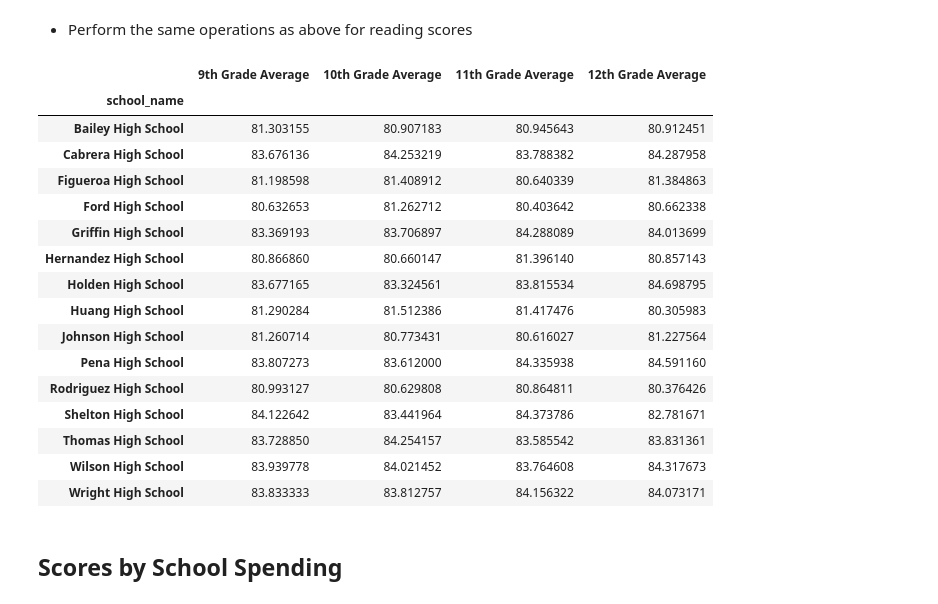
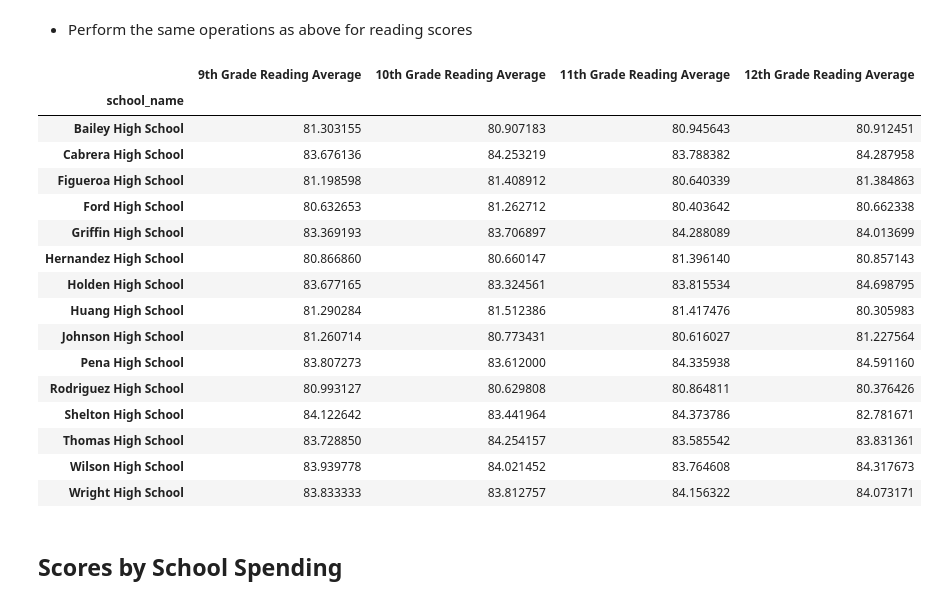
Before and after one commit to travisb98/Schools_Performance_Analysis, a Jupyter notebook: Final/Schools_Performance_Analysis.ipynb, the cells around one changed output. Cells and saved outputs as stored; diff of their text form; code cells hidden in the pictures.

```diff
--- a/Final/Schools_Performance_Analysis.ipynb
+++ b/Final/Schools_Performance_Analysis.ipynb
@@ -384,26 +385,26 @@ math_summary_df
 # %%
 
 #creates a gbo for each df calculating the mean
 grade_9th_read_scores = grade_9th.groupby(['school_name'])['reading_score'].mean()
 grade_10th_read_scores = grade_10th.groupby(['school_name'])['reading_score'].mean()
 grade_11th_read_scores = grade_11th.groupby(['school_name'])['reading_score'].mean()
 grade_12th_read_scores = grade_12th.groupby(['school_name'])['reading_score'].mean()
 
 
 #merges 9th and 10th grade
 read_summary_df=pd.merge(grade_9th_read_scores,grade_10th_read_scores, on="school_name",suffixes=("9th Grade","10th Grade"))
-read_summary_df=read_summary_df.rename(columns={"reading_score9th Grade":"9th Grade Average","reading_score10th Grade":"10th Grade Average"})
+read_summary_df=read_summary_df.rename(columns={"reading_score9th Grade":"9th Grade Reading Average","reading_score10th Grade":"10th Grade Reading Average"})
 
 #merges 11th grade
 read_summary_df=pd.merge(read_summary_df,grade_11th_read_scores, on="school_name")
-read_summary_df=read_summary_df.rename(columns={"reading_score":"11th Grade Average"})
+read_summary_df=read_summary_df.rename(columns={"reading_score":"11th Grade Reading Average"})
 #merges 12th grade
 read_summary_df=pd.merge(read_summary_df,grade_12th_read_scores, on="school_name")
-read_summary_df=read_summary_df.rename(columns={"reading_score":"12th Grade Average"})
+read_summary_df=read_summary_df.rename(columns={"reading_score":"12th Grade Reading Average"})
 
 read_summary_df
 # %% [output]
-|  | 9th Grade Average | 10th Grade Average | 11th Grade Average | 12th Grade Average |
+|  | 9th Grade Reading Average | 10th Grade Reading Average | 11th Grade Reading Average | 12th Grade Reading Average |
 | school_name |  |  |  |  |
 | Bailey High School | 81.303155 | 80.907183 | 80.945643 | 80.912451 |
 | Cabrera High School | 83.676136 | 84.253219 | 83.788382 | 84.287958 |
```
Also changed, not shown: parts of 5 cells of this notebook.
